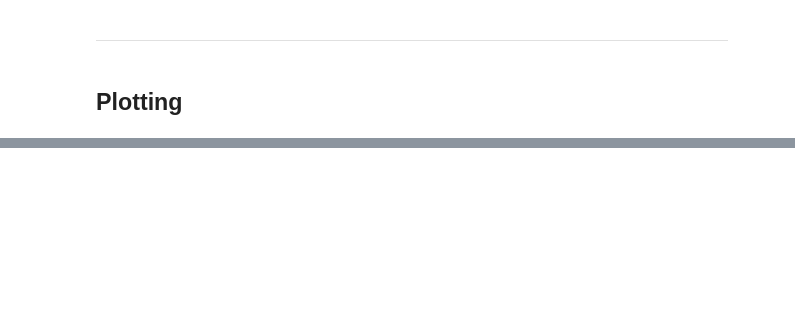
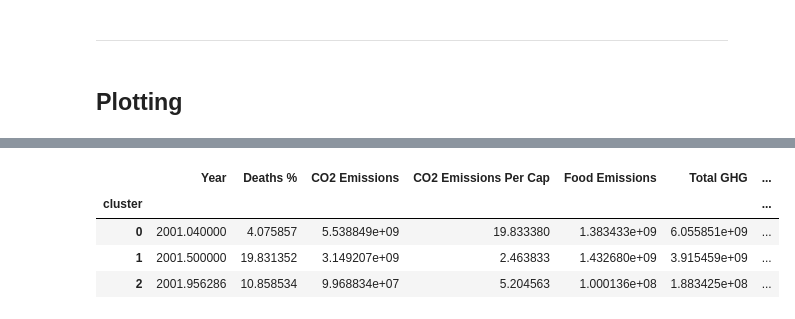
Before and after one commit to janmanjan/climate_change_global_analysis, a Jupyter notebook: code/sz/sz_notebook.ipynb, the cells around one changed output, grey strips where cells are left out. Cells and saved outputs as stored; diff of their text form; code cells hidden in the pictures; blank space fills up the shorter version.

```diff
--- a/code/sz/sz_notebook.ipynb
+++ b/code/sz/sz_notebook.ipynb
@@ -219,0 +202,8 @@ NameError: name 'hc_df' is not defined
+# %%
+clean_air.groupby('cluster').mean()
+# %% [output]
+|  | Year | Deaths % | CO2 Emissions | CO2 Emissions Per Cap | Food Emissions | Total GHG | ... |
+| cluster |  |  |  |  |  |  | ... |
+| 0 | 2001.040000 | 4.075857 | 5.538849e+09 | 19.833380 | 1.383433e+09 | 6.055851e+09 | ... |
+| 1 | 2001.500000 | 19.831352 | 3.149207e+09 | 2.463833 | 1.432680e+09 | 3.915459e+09 | ... |
+| 2 | 2001.956286 | 10.858534 | 9.968834e+07 | 5.204563 | 1.000136e+08 | 1.883425e+08 | ... |
```
Also changed, not shown: parts of 36 cells of this notebook, 2 other files.
